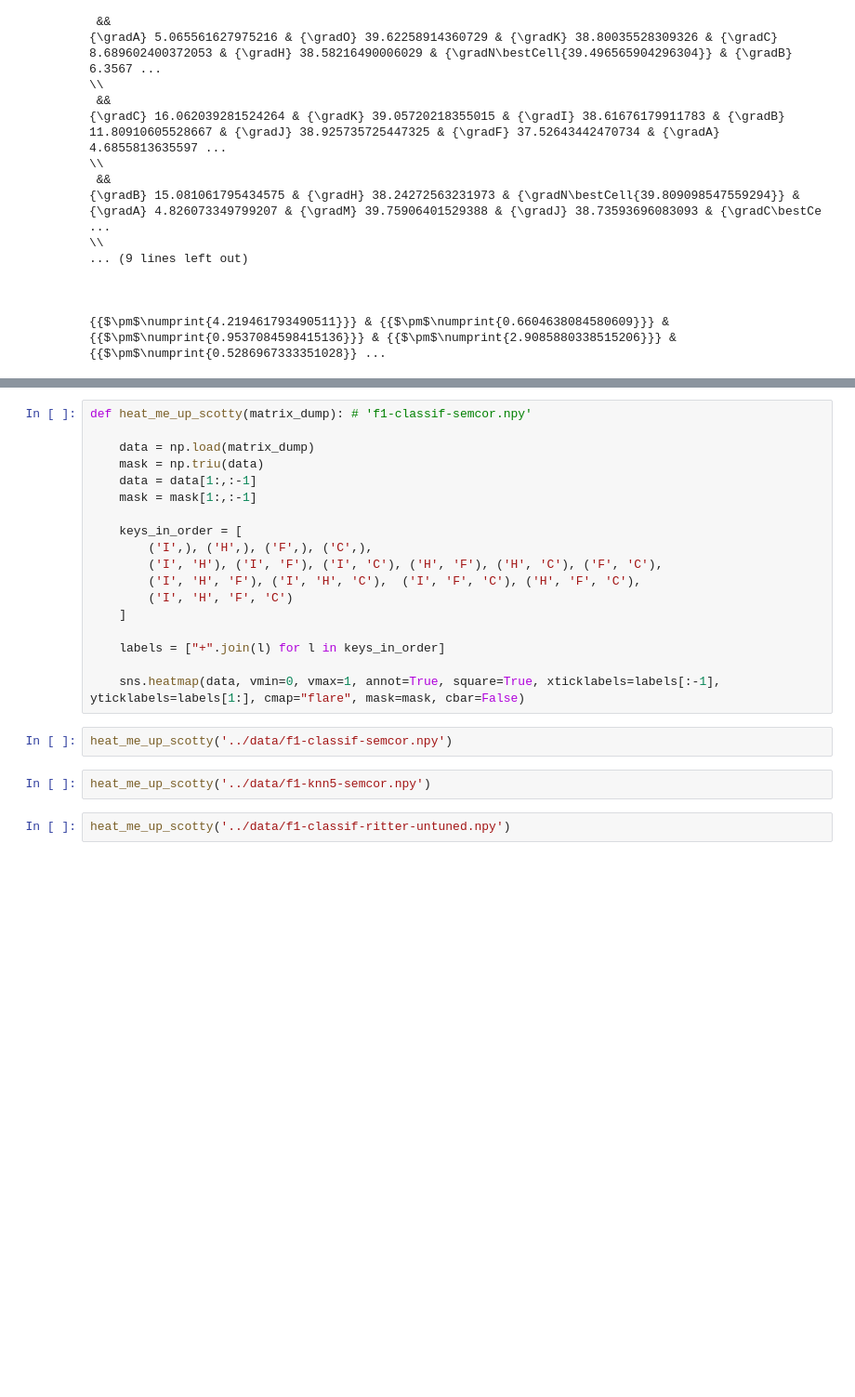
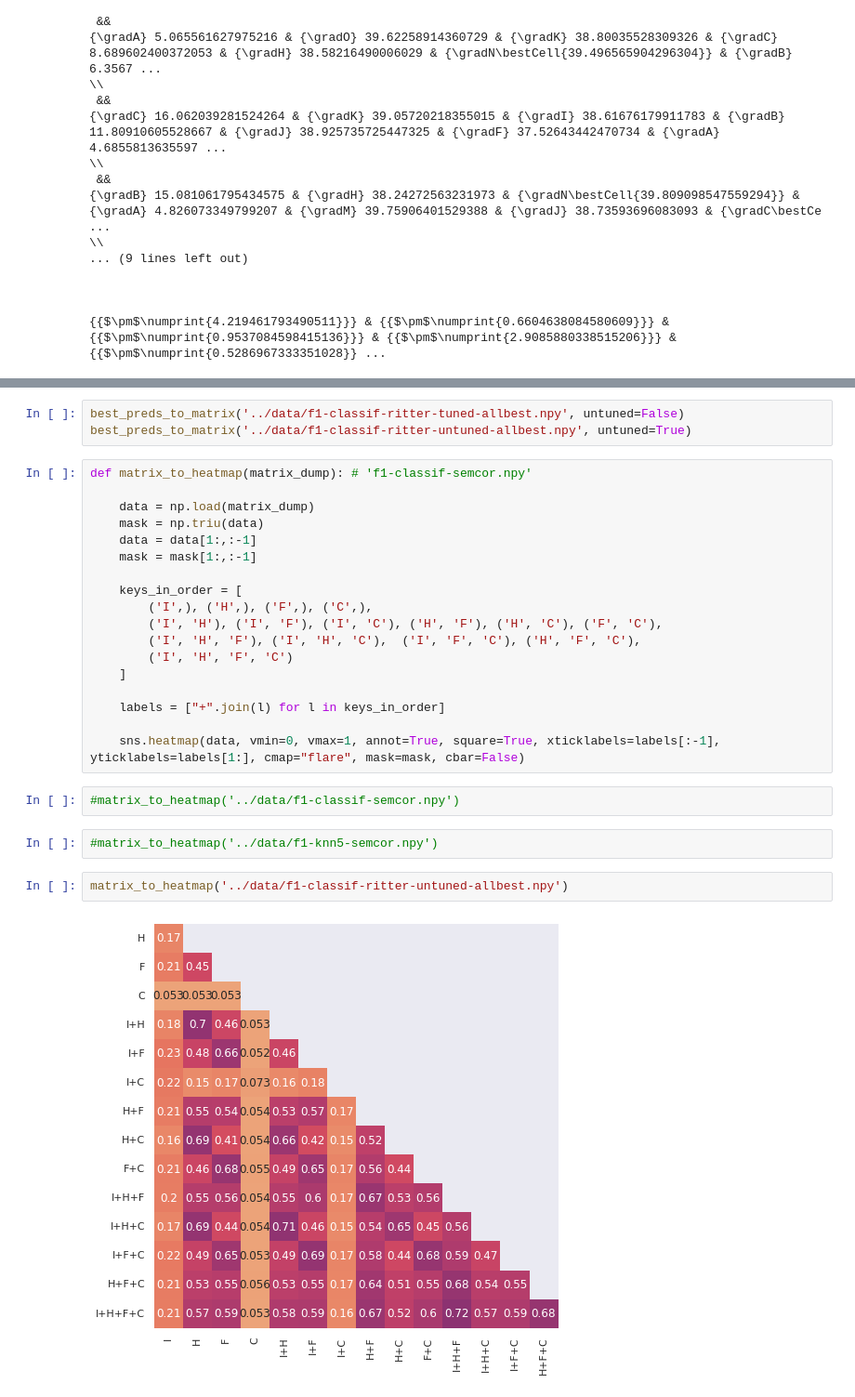
Before and after one commit to TimotheeMickus/bert-splat, a Jupyter notebook: notebooks/ritter.ipynb, the cells around one changed output, grey strips where cells are left out. Shown at 93% size. Drawn from its saved outputs; the diff is of its cells as text; blank space fills up the shorter version.

```diff
--- a/notebooks/ritter.ipynb
+++ b/notebooks/ritter.ipynb
@@ -207,5 +246,8 @@ print(" & ".join("{{$\pm$\\numprint{" + s + "}}}" for s in  all_wsd_f1_tuned.std
+# %%
+best_preds_to_matrix('../data/f1-classif-ritter-tuned-allbest.npy', untuned=False)
+best_preds_to_matrix('../data/f1-classif-ritter-untuned-allbest.npy', untuned=True)
 # %%
-def heat_me_up_scotty(matrix_dump): # 'f1-classif-semcor.npy'
+def matrix_to_heatmap(matrix_dump): # 'f1-classif-semcor.npy'
 
     data = np.load(matrix_dump)
     mask = np.triu(data)
@@ -223,9 +265,11 @@ def heat_me_up_scotty(matrix_dump): # 'f1-classif-semcor.npy'
 
     sns.heatmap(data, vmin=0, vmax=1, annot=True, square=True, xticklabels=labels[:-1], yticklabels=labels[1:], cmap="flare", mask=mask, cbar=False)
 # %%
-heat_me_up_scotty('../data/f1-classif-semcor.npy')
+#matrix_to_heatmap('../data/f1-classif-semcor.npy')
 # %%
-heat_me_up_scotty('../data/f1-knn5-semcor.npy')
+#matrix_to_heatmap('../data/f1-knn5-semcor.npy')
 # %%
-heat_me_up_scotty('../data/f1-classif-ritter-untuned.npy')
+matrix_to_heatmap('../data/f1-classif-ritter-untuned-allbest.npy')
+# %% [output]
+[figure, added]
 # %%
```
Also changed, not shown: parts of 2 cells of this notebook, 2 other files.
